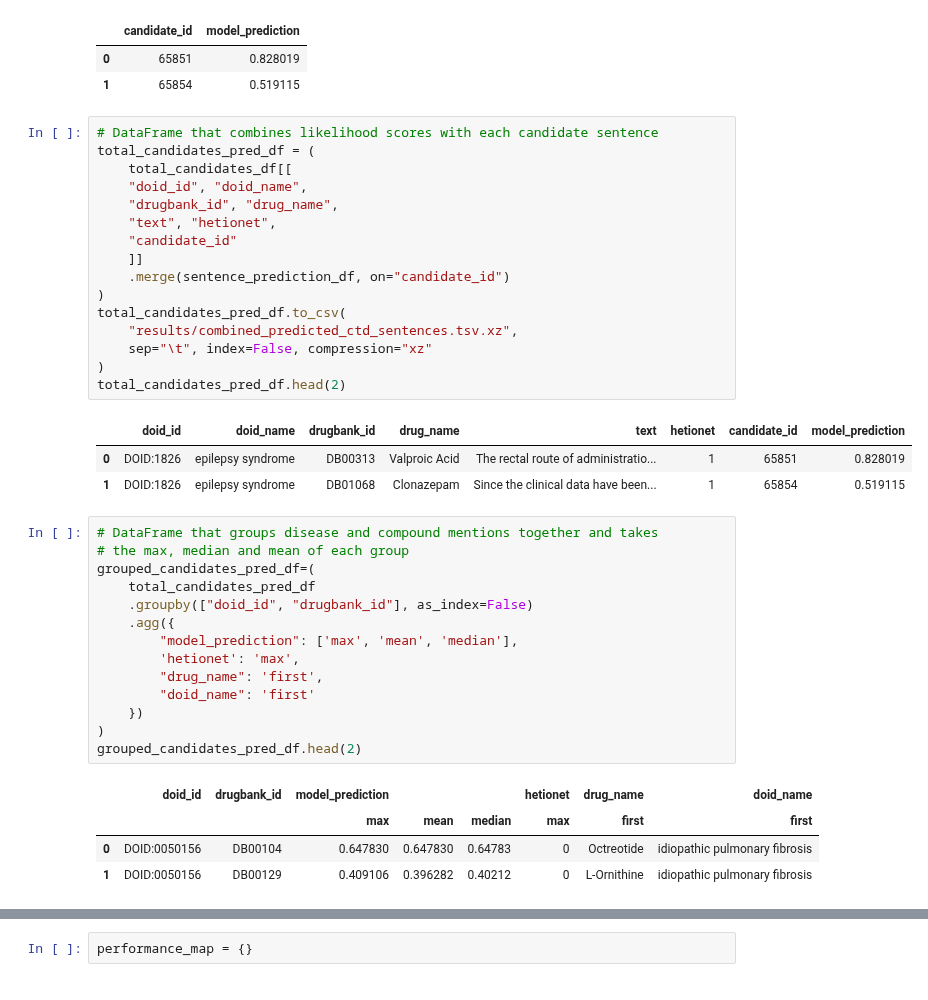
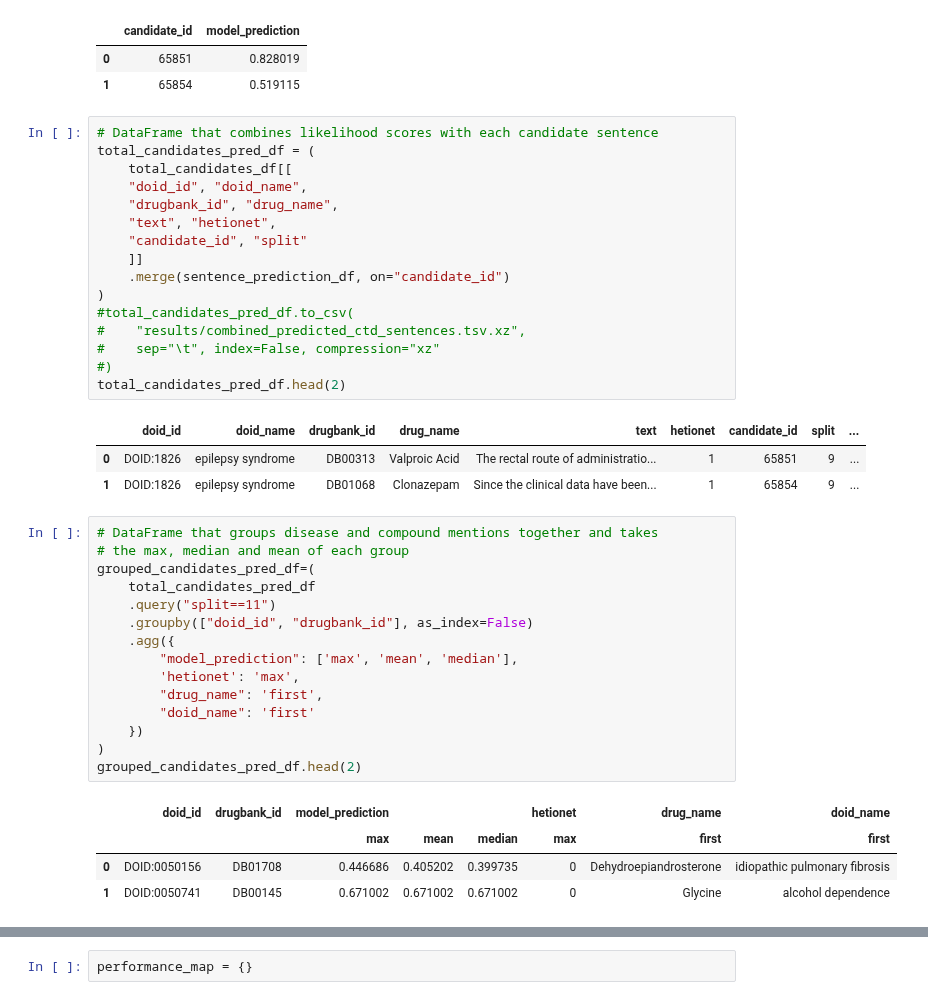
Before and after one commit to greenelab/snorkeling, a Jupyter notebook: compound_disease/compound_treats_disease/edge_prediction_experiment/edge_prediction_experiment.ipynb, the cells around one changed output, grey strips where cells are left out. Saved outputs shown, nothing was run; the diff lists cells and outputs as text.

```diff
--- a/compound_disease/compound_treats_disease/edge_prediction_experiment/edge_prediction_experiment.ipynb
+++ b/compound_disease/compound_treats_disease/edge_prediction_experiment/edge_prediction_experiment.ipynb
@@ -36,28 +36,29 @@ sentence_prediction_df.head(2)
 # %%
 # DataFrame that combines likelihood scores with each candidate sentence
 total_candidates_pred_df = (
     total_candidates_df[[
     "doid_id", "doid_name",
     "drugbank_id", "drug_name",
     "text", "hetionet",
-    "candidate_id"
+    "candidate_id", "split"
     ]]
     .merge(sentence_prediction_df, on="candidate_id")
 )
-total_candidates_pred_df.to_csv(
-    "results/combined_predicted_ctd_sentences.tsv.xz",
-    sep="\t", index=False, compression="xz"
-)
+#total_candidates_pred_df.to_csv(
+#    "results/combined_predicted_ctd_sentences.tsv.xz",
+#    sep="\t", index=False, compression="xz"
+#)
 total_candidates_pred_df.head(2)
 # %% [output]
-|  | doid_id | doid_name | drugbank_id | drug_name | text | hetionet | candidate_id | model_prediction |
-| 0 | DOID:1826 | epilepsy syndrome | DB00313 | Valproic Acid | The rectal route of administratio... | 1 | 65851 | 0.828019 |
-| 1 | DOID:1826 | epilepsy syndrome | DB01068 | Clonazepam | Since the clinical data have been... | 1 | 65854 | 0.519115 |
+|  | doid_id | doid_name | drugbank_id | drug_name | text | hetionet | candidate_id | split | ... |
+| 0 | DOID:1826 | epilepsy syndrome | DB00313 | Valproic Acid | The rectal route of administratio... | 1 | 65851 | 9 | ... |
+| 1 | DOID:1826 | epilepsy syndrome | DB01068 | Clonazepam | Since the clinical data have been... | 1 | 65854 | 9 | ... |
 # %%
 # DataFrame that groups disease and compound mentions together and takes
 # the max, median and mean of each group
 grouped_candidates_pred_df=(
     total_candidates_pred_df
+    .query("split==11")
     .groupby(["doid_id", "drugbank_id"], as_index=False)
     .agg({
         "model_prediction": ['max', 'mean', 'median'],
@@ -70,8 +71,8 @@ grouped_candidates_pred_df.head(2)
 # %% [output]
 |  | doid_id | drugbank_id | model_prediction |  |  | hetionet | drug_name | doid_name |
 |  |  |  | max | mean | median | max | first | first |
-| 0 | DOID:0050156 | DB00104 | 0.647830 | 0.647830 | 0.64783 | 0 | Octreotide | idiopathic pulmonary fibrosis |
-| 1 | DOID:0050156 | DB00129 | 0.409106 | 0.396282 | 0.40212 | 0 | L-Ornithine | idiopathic pulmonary fibrosis |
+| 0 | DOID:0050156 | DB01708 | 0.446686 | 0.405202 | 0.399735 | 0 | Dehydroepiandrosterone | idiopathic pulmonary fibrosis |
+| 1 | DOID:0050741 | DB00145 | 0.671002 | 0.671002 | 0.671002 | 0 | Glycine | alcohol dependence |
 # %%
 grouped_candidates_pred_df.columns = [
     "_".join(col)
```
Also changed, not shown: parts of 11 cells of this notebook, 53 other files.
